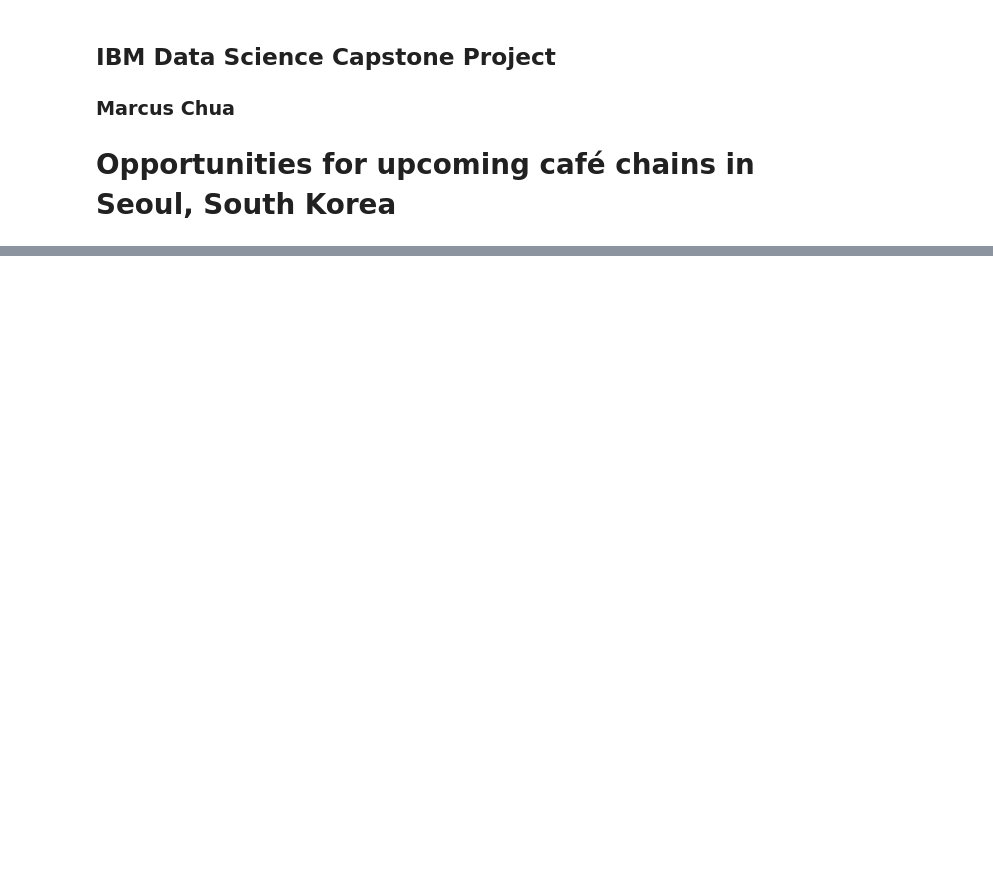
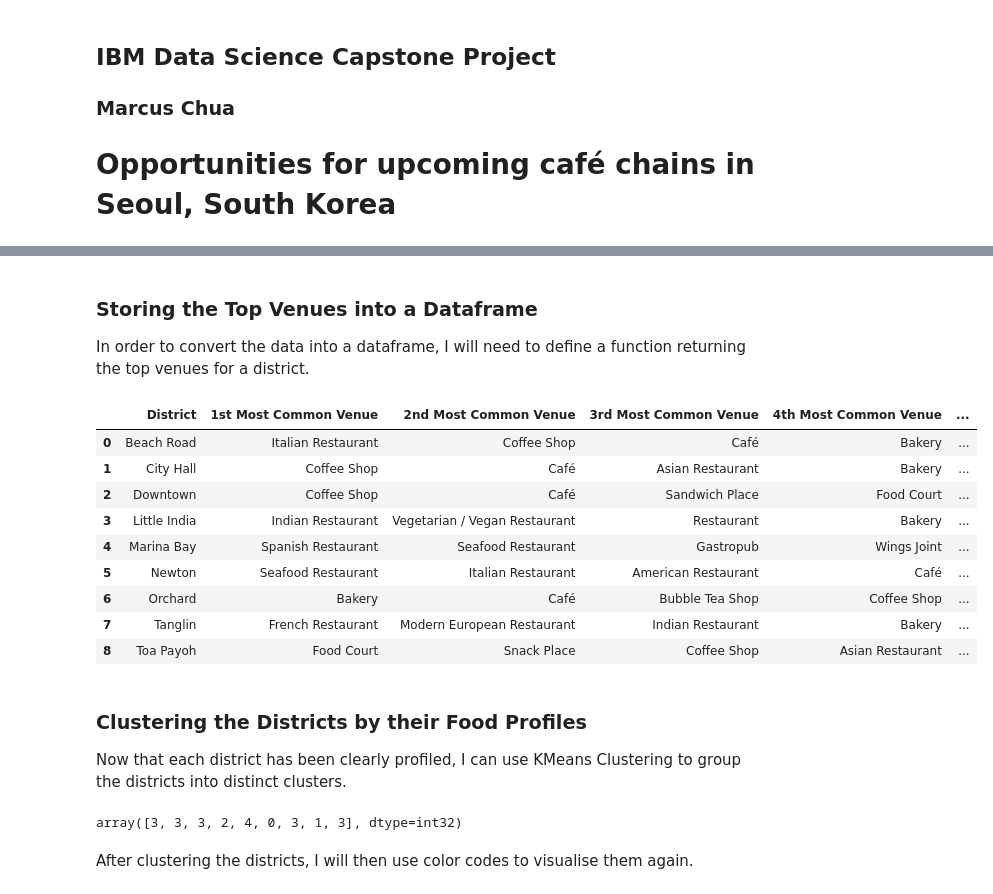
Before and after one commit to marcuschj/Coursera_Capstone, a Jupyter notebook: Capstone_Coursera_Notebook.ipynb, the cells around one changed output, grey strips where cells are left out. Saved outputs shown, nothing was run; the diff lists cells and outputs as text; code cells hidden in the pictures; blank space fills up the shorter version.

```diff
--- a/Capstone_Coursera_Notebook.ipynb
+++ b/Capstone_Coursera_Notebook.ipynb
@@ -34,0 +407,13 @@ Finally, the data will be analysed using clustering methods and visualised with
+# %%
+# Displaying the top 5 venues in each of the 9 districts
+displaytopvenues = 5
+
+for district in sg_grouped['District']:
+    print(district)
+    temp = sg_grouped[sg_grouped['District'] == district].T.reset_index()
+    temp.columns = ['Venue','Frequency']
+    temp = temp.iloc[1:]
+    temp['Frequency'] = temp['Frequency'].astype(float)
+    temp = temp.round({'Frequency': 2})
+    print(temp.sort_values('Frequency', ascending=False).reset_index(drop=True).head(displaytopvenues))
+    print('------------------------------')
@@ -34,0 +438,60 @@ Finally, the data will be analysed using clustering methods and visualised with
+# %% [markdown]
+### Storing the Top Venues into a Dataframe
+In order to convert the data into a dataframe, I will need to define a function returning the top venues for a district.
+# %%
+# Creating a function which will return the top 5 venues in each district
+def returnmostcommonvenues(row, displaytopvenues):
+    row_categories = row.iloc[1:]
+    row_categories_sorted = row_categories.sort_values(ascending=False)
+
+    return row_categories_sorted.index.values[0:displaytopvenues]
+# %%
+# Converting the data into a dataframe
+num_top_venues = 5
+
+indicators = ['st', 'nd', 'rd']
+
+# Create columns according to number of top venues
+columns = ['District']
+for ind in np.arange(num_top_venues):
+    try:
+        columns.append('{}{} Most Common Venue'.format(ind+1, indicators[ind]))
+    except:
+        columns.append('{}th Most Common Venue'.format(ind+1))
+
+# Create a new dataframe
+districts_venues_sorted = pd.DataFrame(columns=columns)
+districts_venues_sorted['District'] = sg_grouped['District']
+
+for ind in np.arange(sg_grouped.shape[0]):
+    districts_venues_sorted.iloc[ind, 1:] = returnmostcommonvenues(sg_grouped.iloc[ind, :], num_top_venues)
+
+districts_venues_sorted
+# %% [output]
+|  | District | 1st Most Common Venue | 2nd Most Common Venue | 3rd Most Common Venue | 4th Most Common Venue | ... |
+| 0 | Beach Road | Italian Restaurant | Coffee Shop | Café | Bakery | ... |
+| 1 | City Hall | Coffee Shop | Café | Asian Restaurant | Bakery | ... |
+| 2 | Downtown | Coffee Shop | Café | Sandwich Place | Food Court | ... |
+| 3 | Little India | Indian Restaurant | Vegetarian / Vegan Restaurant | Restaurant | Bakery | ... |
+| 4 | Marina Bay | Spanish Restaurant | Seafood Restaurant | Gastropub | Wings Joint | ... |
+| 5 | Newton | Seafood Restaurant | Italian Restaurant | American Restaurant | Café | ... |
+| 6 | Orchard | Bakery | Café | Bubble Tea Shop | Coffee Shop | ... |
+| 7 | Tanglin | French Restaurant | Modern European Restaurant | Indian Restaurant | Bakery | ... |
+| 8 | Toa Payoh | Food Court | Snack Place | Coffee Shop | Asian Restaurant | ... |
+# %% [markdown]
+### Clustering the Districts by their Food Profiles
+Now that each district has been clearly profiled, I can use KMeans Clustering to group the districts into distinct clusters.
+# %%
+# Using KMeans to perform clustering on the dataframe
+# Set number of clusters
+kclusters = 5
+
+sg_grouped_clustering = sg_grouped.drop('District', 1)
+
+# Run k-means clustering
+kmeans = KMeans(n_clusters=kclusters, random_state=0).fit(sg_grouped_clustering)
+
+# Check cluster labels generated for each row in the dataframe
+kmeans.labels_[0:10]
+# %% [output]
+array([3, 3, 3, 2, 4, 0, 3, 1, 3], dtype=int32)
@@ -34,0 +506,2 @@ Finally, the data will be analysed using clustering methods and visualised with
+# %% [markdown]
+After clustering the districts, I will then use color codes to visualise them again.
```
Also changed, not shown: parts of 48 cells of this notebook.
